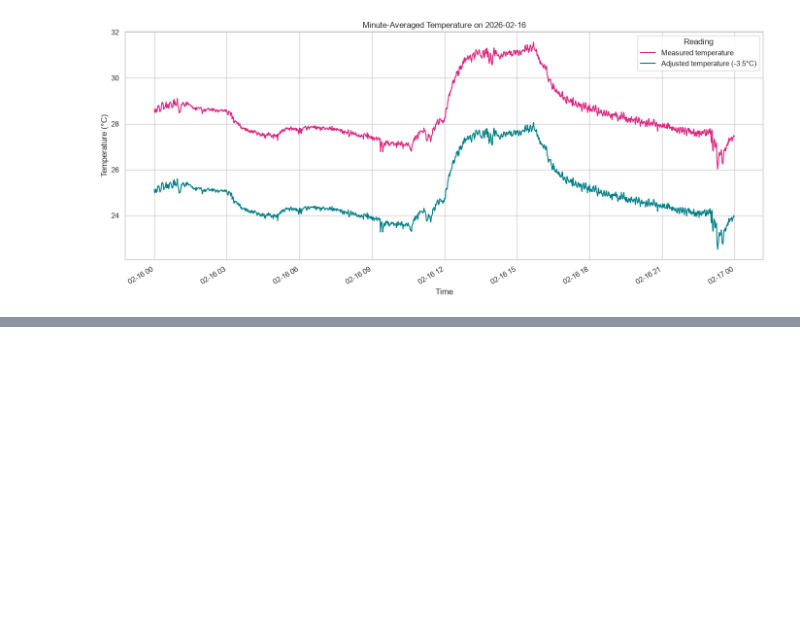
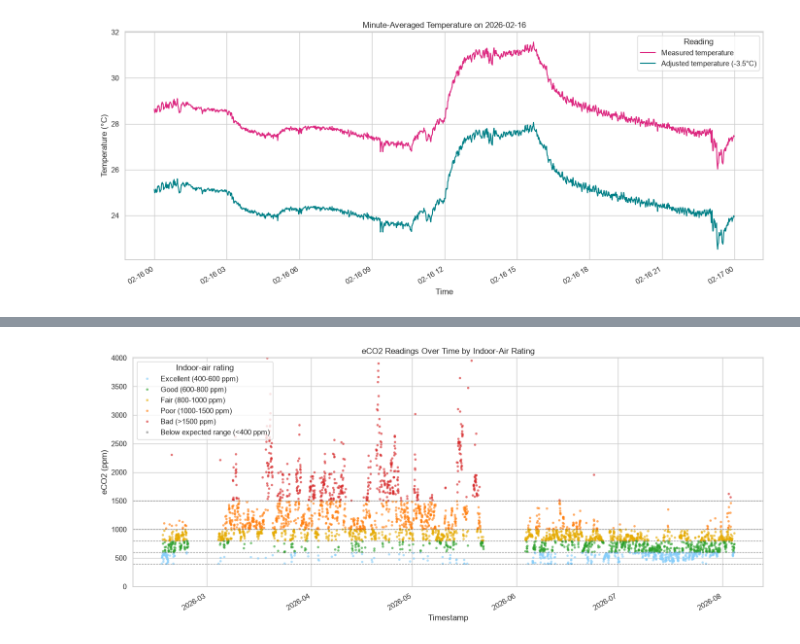
Before and after one commit to SirSerow/esp32-air-quality-sensor, a Jupyter notebook: data-processing/dataset_exploation.ipynb, the cells around one changed output, grey strips where cells are left out. Cells and saved outputs as stored; diff of their text form; code cells hidden in the pictures; blank space fills up the shorter version.

```diff
--- a/data-processing/dataset_exploation.ipynb
+++ b/data-processing/dataset_exploation.ipynb
@@ -324,0 +345,70 @@ For
+# %%
+# Plot eCO2 readings over time, colored by the indoor-air rating bands.
+eco2_data = data.dropna(subset=['eco2_ppm']).sort_values('timestamp').copy()
+
+eco2_rating_order = [
+    'Excellent (0 - )',
+    'Good (600-800 ppm)',
+    'Fair (800-1000 ppm)',
+    'Poor (1000-1500 ppm)',
+    'Bad (>1500 ppm)',
+    'Below expected range (<400 ppm)',
+]
+eco2_colors = {
+    'Excellent (400-600 ppm)': '#87cefa',
+    'Good (600-800 ppm)': '#2ca02c',
+    'Fair (800-1000 ppm)': '#e6ab02',
+    'Poor (1000-1500 ppm)': '#ff7f0e',
+    'Bad (>1500 ppm)': '#d62728',
+    'Below expected range (<400 ppm)': '#7f7f7f',
+}
+
+eco2_data['rating'] = pd.cut(
+    eco2_data['eco2_ppm'],
+    bins=[-np.inf, 400, 600, 800, 1000, 1500, np.inf],
+    labels=[
+        'Below expected range (<400 ppm)',
+        'Excellent (400-600 ppm)',
+        'Good (600-800 ppm)',
+        'Fair (800-1000 ppm)',
+        'Poor (1000-1500 ppm)',
+        'Bad (>1500 ppm)',
+    ],
+    right=False,
+)
+
+max_points = 4_000
+sample_step = max(1, len(eco2_data) // max_points)
+plot_data = eco2_data.iloc[::sample_step]
+
+sns.set_theme(style='whitegrid')
+fig, ax = plt.subplots(figsize=(14, 6))
+
+sns.scatterplot(
+    data=plot_data,
+    x='timestamp',
+    y='eco2_ppm',
+    hue='rating',
+    hue_order=eco2_rating_order,
+    palette=eco2_colors,
+    s=12,
+    alpha=0.65,
+    linewidth=0,
+    ax=ax,
+)
+
+for threshold in [400, 600, 800, 1000, 1500]:
+    ax.axhline(threshold, color='#4d4d4d', linestyle='--', linewidth=0.8, alpha=0.7)
+
+ax.set_title('eCO2 Readings Over Time by Indoor-Air Rating')
+ax.set_xlabel('Timestamp')
+ax.set_ylabel('eCO2 (ppm)')
+ax.set_ylim(bottom=0)
+ax.set_ylim(top=4000)
+ax.legend(title='Indoor-air rating', loc='upper left')
+fig.autofmt_xdate()
+fig.tight_layout()
+
+plt.show()
+# %% [output]
+[figure, added]
```
Also changed, not shown: parts of 13 cells of this notebook.
